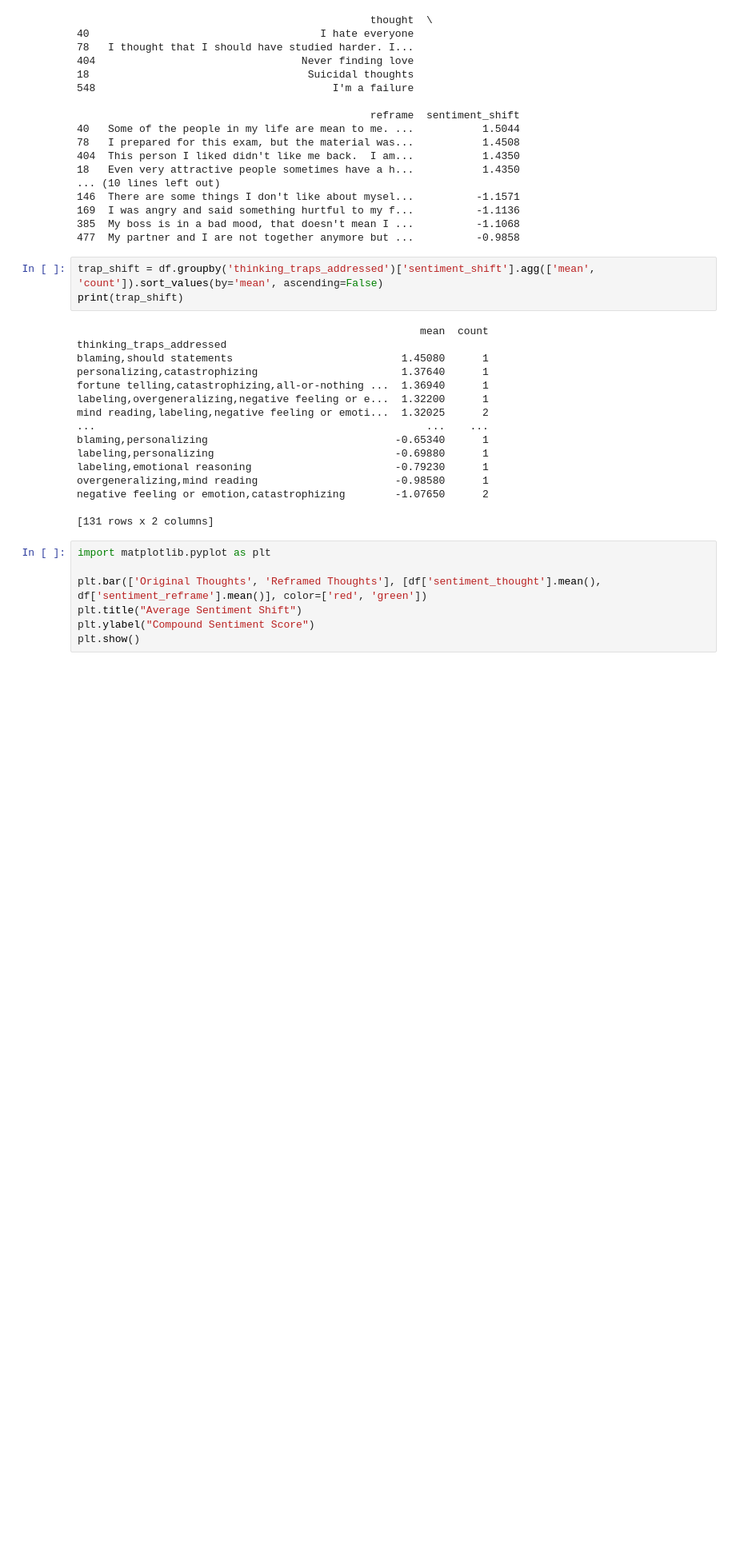
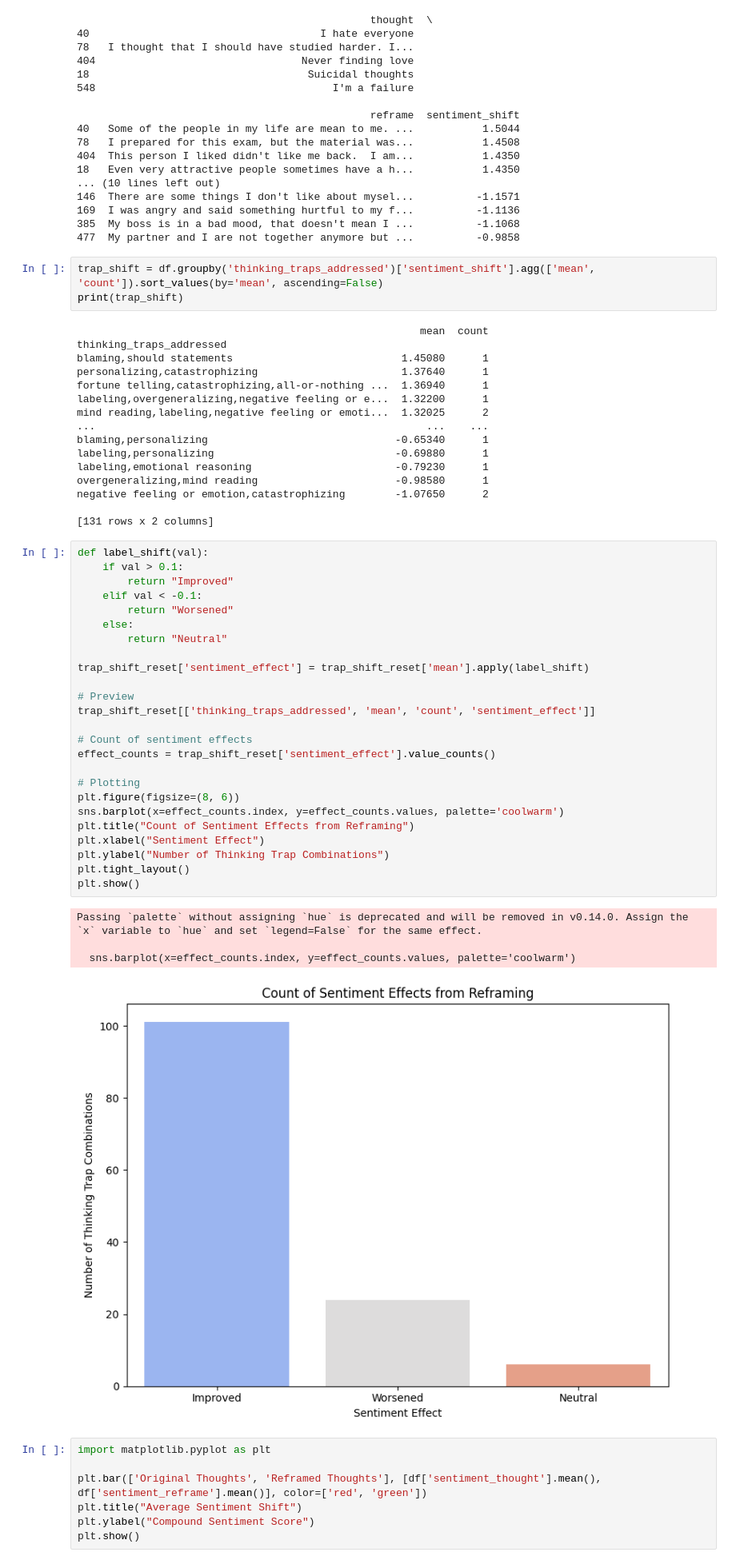
Before and after one commit to Hannah3126/Mind-Haven, a Jupyter notebook: CBT/CBT.ipynb, the cells around one changed output. Shown: that part at 80% size. Saved outputs shown, nothing was run; the diff lists cells and outputs as text; blank space fills up the shorter version.

```diff
--- a/CBT/CBT.ipynb
+++ b/CBT/CBT.ipynb
@@ -220,6 +218,36 @@ overgeneralizing,mind reading                      -0.98580      1
 negative feeling or emotion,catastrophizing        -1.07650      2
 
 [131 rows x 2 columns]
+# %%
+def label_shift(val):
+    if val > 0.1:
+        return "Improved"
+    elif val < -0.1:
+        return "Worsened"
+    else:
+        return "Neutral"
+
+trap_shift_reset['sentiment_effect'] = trap_shift_reset['mean'].apply(label_shift)
+
+# Preview
+trap_shift_reset[['thinking_traps_addressed', 'mean', 'count', 'sentiment_effect']]
+
+# Count of sentiment effects
+effect_counts = trap_shift_reset['sentiment_effect'].value_counts()
+
+# Plotting
+plt.figure(figsize=(8, 6))
+sns.barplot(x=effect_counts.index, y=effect_counts.values, palette='coolwarm')
+plt.title("Count of Sentiment Effects from Reframing")
+plt.xlabel("Sentiment Effect")
+plt.ylabel("Number of Thinking Trap Combinations")
+plt.tight_layout()
+plt.show()
+# %% [output]
+Passing `palette` without assigning `hue` is deprecated and will be removed in v0.14.0. Assign the `x` variable to `hue` and set `legend=False` for the same effect.
+
+  sns.barplot(x=effect_counts.index, y=effect_counts.values, palette='coolwarm')
+[figure, added]
 # %%
 import matplotlib.pyplot as plt
 
```
Also changed, not shown: parts of 1 cell of this notebook.
